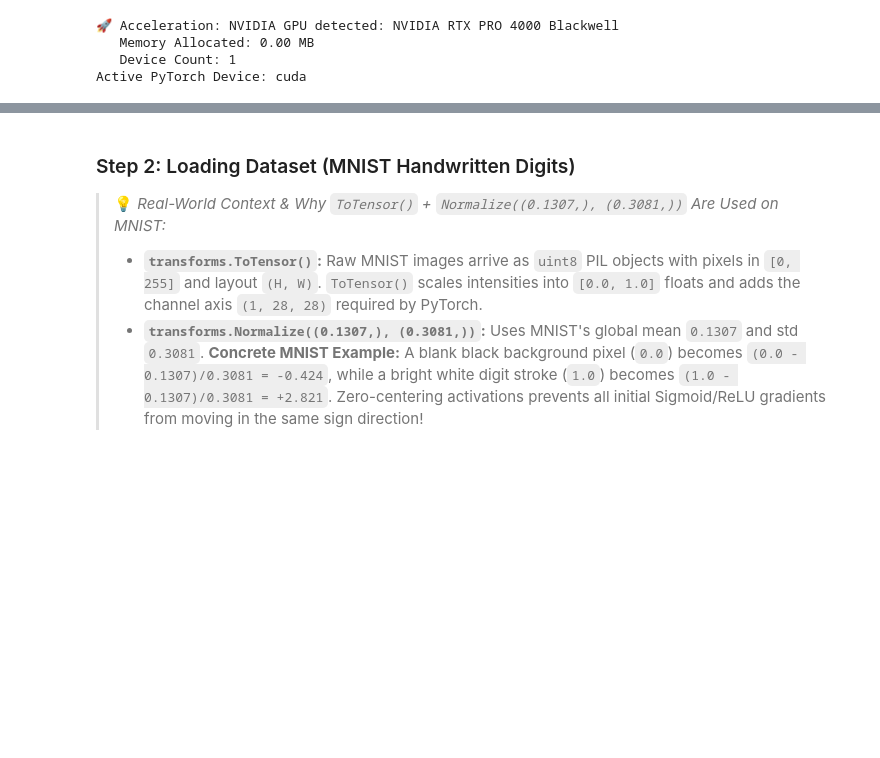
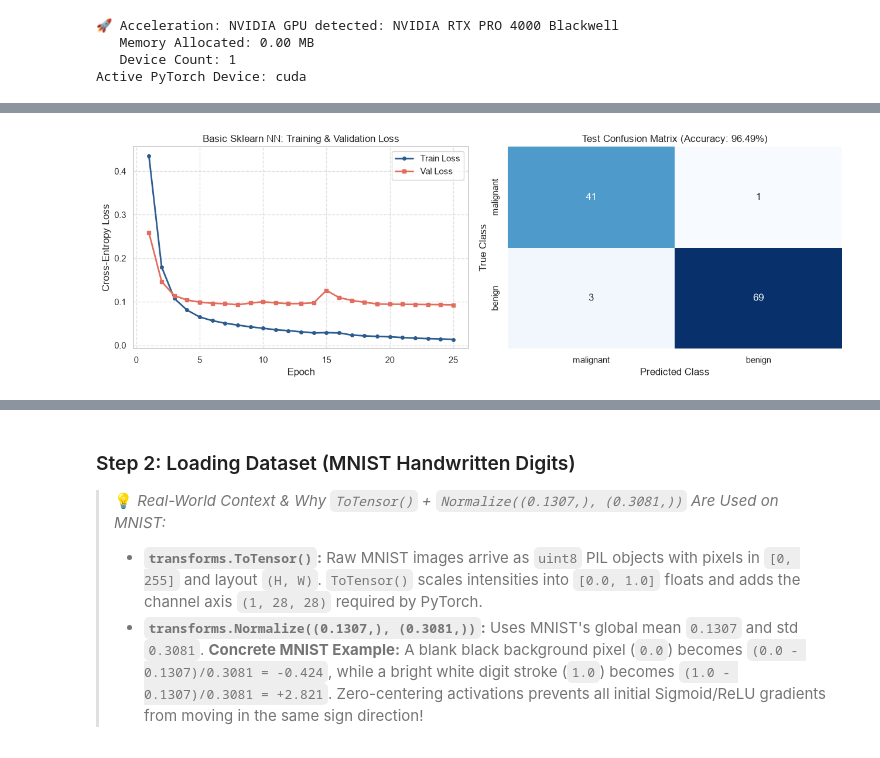
Before and after one commit to ayush1512/ACC-HPC2026-AIML, a Jupyter notebook: NeuralNetworks_PyTorch.ipynb, the cells around one changed output, grey strips where cells are left out. Drawn from its saved outputs; the diff is of its cells as text; code cells hidden in the pictures; blank space fills up the shorter version.

```diff
--- a/NeuralNetworks_PyTorch.ipynb
+++ b/NeuralNetworks_PyTorch.ipynb
@@ -63,0 +694,94 @@ Active PyTorch Device: cuda
+# %%
+# 1.3 Training, Evaluation & Visualization Components
+criterion_sk = nn.CrossEntropyLoss()
+optimizer_sk = optim.Adam(model_sk.parameters(), lr=0.005)
+
+epochs_sk = 25
+train_losses_sk, val_losses_sk = [], []
+
+for epoch in range(1, epochs_sk + 1):
+    # --- Training Phase ---
+    model_sk.train()
+    tr_loss, tr_total = 0.0, 0
+    for bx, by in train_loader_sk:
+        bx, by = bx.to(device), by.to(device)
+        optimizer_sk.zero_grad()
+        logits = model_sk(bx)
+        loss = criterion_sk(logits, by)
+        loss.backward()
+        optimizer_sk.step()
+
+        tr_loss += loss.item() * bx.size(0)
+        tr_total += bx.size(0)
+    train_losses_sk.append(tr_loss / tr_total)
+
+    # --- Validation Phase ---
+    model_sk.eval()
+    vl_loss, vl_correct, vl_total = 0.0, 0, 0
+    with torch.no_grad():
+        for bx, by in val_loader_sk:
+            bx, by = bx.to(device), by.to(device)
+            logits = model_sk(bx)
+            loss = criterion_sk(logits, by)
+            vl_loss += loss.item() * bx.size(0)
+            vl_correct += (logits.argmax(dim=1) == by).sum().item()
+            vl_total += by.size(0)
+    val_losses_sk.append(vl_loss / vl_total)
+
+    if epoch in [1, 5, 10, 15, 20, 25]:
+        print(f"Epoch {epoch:2d}/{epochs_sk} | Train Loss: {train_losses_sk[-1]:.4f} "
+              f"| Val Loss: {val_losses_sk[-1]:.4f} | Val Acc: {(vl_correct / vl_total)*100:.2f}%")
+
+# --- Test Set Inference & Evaluation ---
+model_sk.eval()
+test_loss_sk_sum, test_total_sk = 0.0, 0
+all_probs_sk, all_preds_sk = [], []
+
+with torch.no_grad():
+    for bx, by in test_loader_sk:
+        bx, by = bx.to(device), by.to(device)
+        logits = model_sk(bx)
+        test_loss_sk_sum += criterion_sk(logits, by).item() * bx.size(0)
+        test_total_sk += bx.size(0)
+        probs = torch.softmax(logits, dim=1)
+        all_probs_sk.append(probs.cpu().numpy())
+        all_preds_sk.append(probs.argmax(dim=1).cpu().numpy())
+
+y_pred_probs_sk = np.concatenate(all_probs_sk, axis=0)
+y_pred_sk = np.concatenate(all_preds_sk, axis=0)
+test_loss_sk = test_loss_sk_sum / test_total_sk
+test_acc_sk = accuracy_score(y_sk_test, y_pred_sk)
+
+print("\n" + "=" * 60)
+print("BASIC SKLEARN NEURAL NETWORK TEST REPORT (BREAST CANCER)")
+print("=" * 60)
+print(f"Test Loss:     {test_loss_sk:.4f}")
+print(f"Test Accuracy: {test_acc_sk * 100:.2f}%\n")
+print(classification_report(y_sk_test, y_pred_sk, target_names=sk_classes, digits=4))
+
+print("Sample Predictions (first 3 test patients):")
+for i in range(3):
+    pred_lbl = sk_classes[y_pred_sk[i]]
+    true_lbl = sk_classes[y_sk_test[i]]
+    conf = y_pred_probs_sk[i, y_pred_sk[i]]
+    print(f"  Patient {i}: Predicted={pred_lbl:<9} ({conf:.2%}) | Actual={true_lbl}")
+
+# --- Visual Diagnostics: Loss Curve & Confusion Matrix ---
+fig, axes = plt.subplots(1, 2, figsize=(13, 4.5))
+axes[0].plot(range(1, epochs_sk + 1), train_losses_sk, marker="o", ms=4, lw=2, label="Train Loss", color="#2b5c8f")
+axes[0].plot(range(1, epochs_sk + 1), val_losses_sk, marker="s", ms=4, lw=2, label="Val Loss", color="#e26d5c")
+axes[0].set_title("Basic Sklearn NN: Training & Validation Loss")
+axes[0].set_xlabel("Epoch")
+axes[0].set_ylabel("Cross-Entropy Loss")
+axes[0].legend()
+axes[0].grid(True, linestyle="--", alpha=0.6)
+
+cm_sk = confusion_matrix(y_sk_test, y_pred_sk)
+sns.heatmap(cm_sk, annot=True, fmt="d", cmap="Blues", xticklabels=sk_classes, yticklabels=sk_classes, ax=axes[1], cbar=False)
+axes[1].set_title(f"Test Confusion Matrix (Accuracy: {test_acc_sk*100:.2f}%)")
+axes[1].set_xlabel("Predicted Class")
+axes[1].set_ylabel("True Class")
+
+plt.tight_layout()
+plt.show()
+# %% [output]
@@ -64,2 +805,3 @@ Active PyTorch Device: cuda
+[figure, added]
 # %% [markdown]
 ---
```
Also changed, not shown: parts of 28 cells of this notebook, 3 other files.
